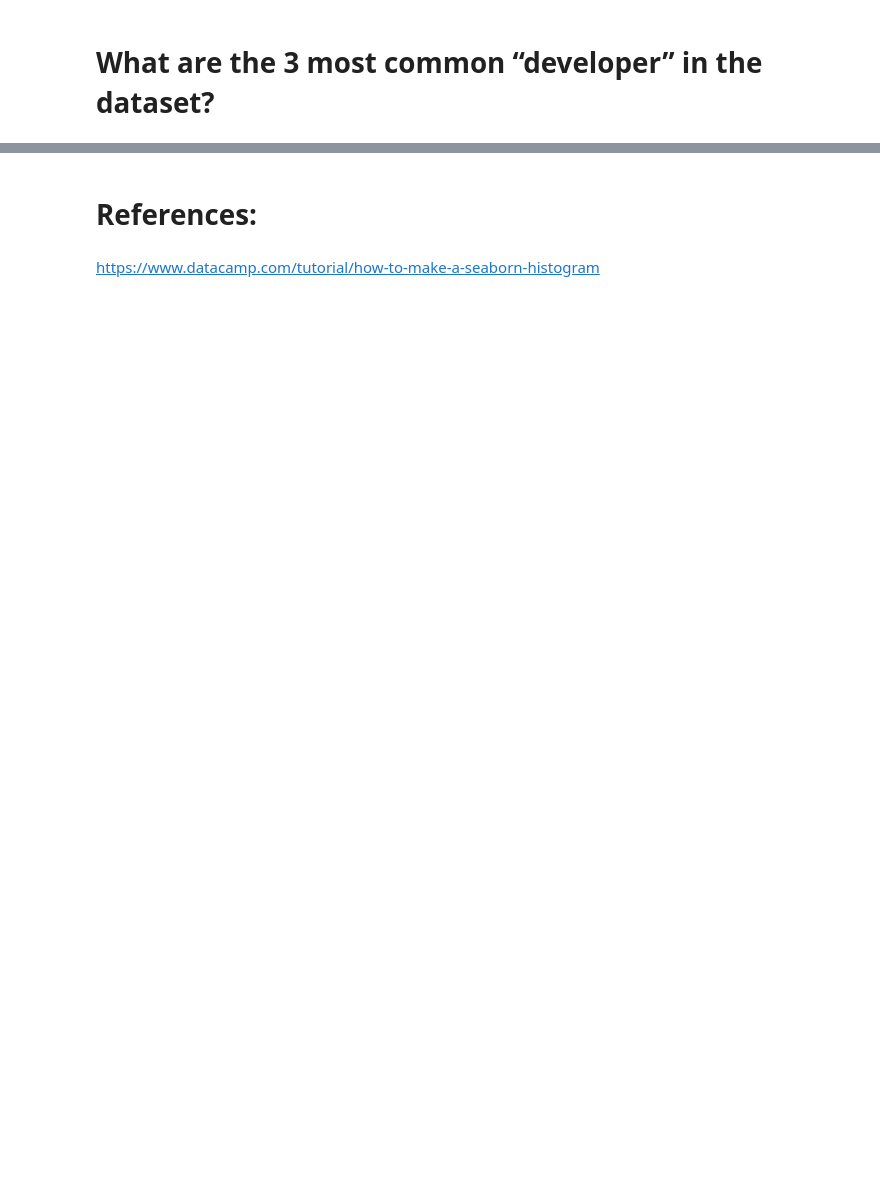
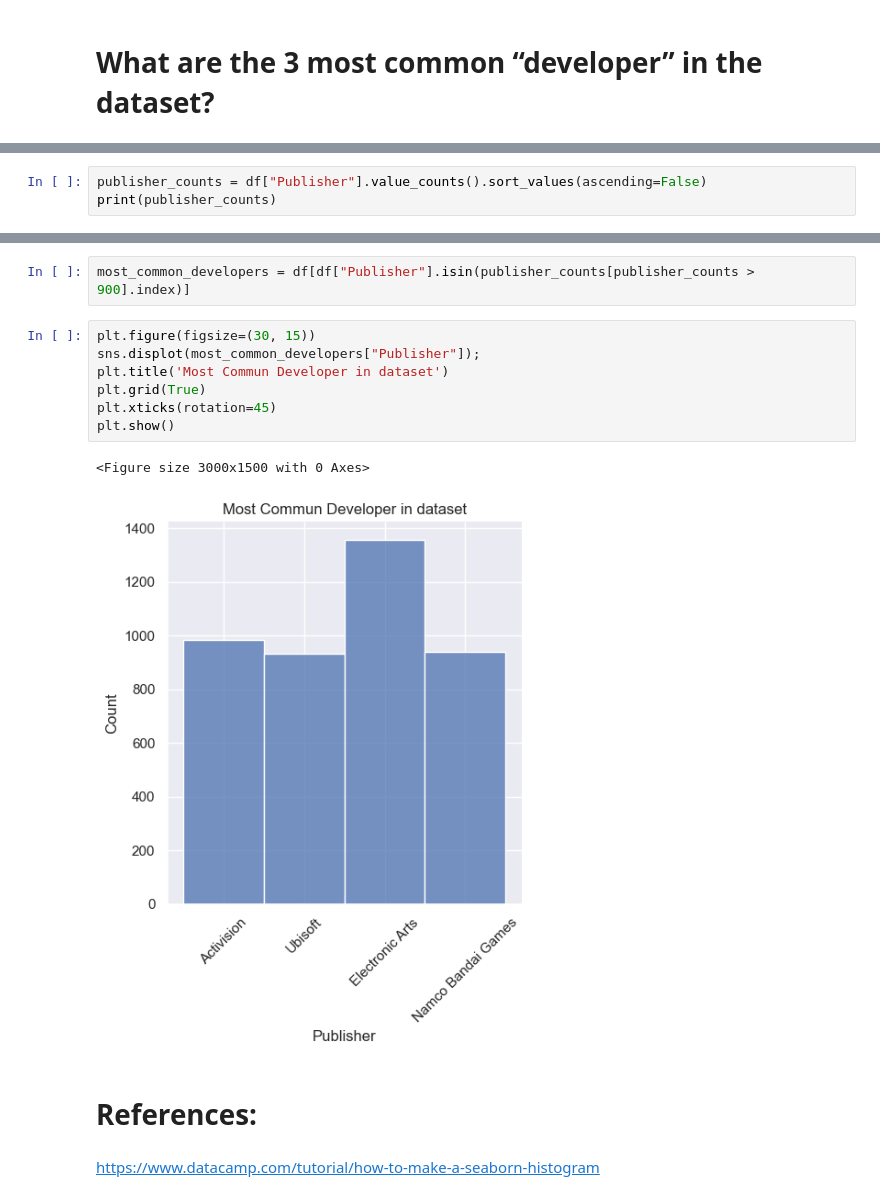
Before and after one commit to Sba23037/CristinaPriolo_DVizHDip_CA1, a Jupyter notebook: CristinaPriolo_DVizHDip_CA1.ipynb, the cells around one changed output, grey strips where cells are left out. Drawn from its saved outputs; the diff is of its cells as text; blank space fills up the shorter version.

```diff
--- a/CristinaPriolo_DVizHDip_CA1.ipynb
+++ b/CristinaPriolo_DVizHDip_CA1.ipynb
@@ -461,0 +530,3 @@ sns.catplot(data=Newergames_df,x="EU_Sales", y="Year_of_Release", kind="bar")
+# %%
+publisher_counts = df["Publisher"].value_counts().sort_values(ascending=False)
+print(publisher_counts)
@@ -462,3 +547,15 @@ sns.catplot(data=Newergames_df,x="EU_Sales", y="Year_of_Release", kind="bar")
+# %%
+most_common_developers = df[df["Publisher"].isin(publisher_counts[publisher_counts > 900].index)]
+# %%
+plt.figure(figsize=(30, 15))
+sns.displot(most_common_developers["Publisher"]);
+plt.title('Most Commun Developer in dataset')
+plt.grid(True)
+plt.xticks(rotation=45)
+plt.show()
+# %% [output]
+<Figure size 3000x1500 with 0 Axes>
+[figure, added]
 # %% [markdown]
 # References:
 # %% [markdown]
```
Also changed, not shown: parts of 32 cells of this notebook.
